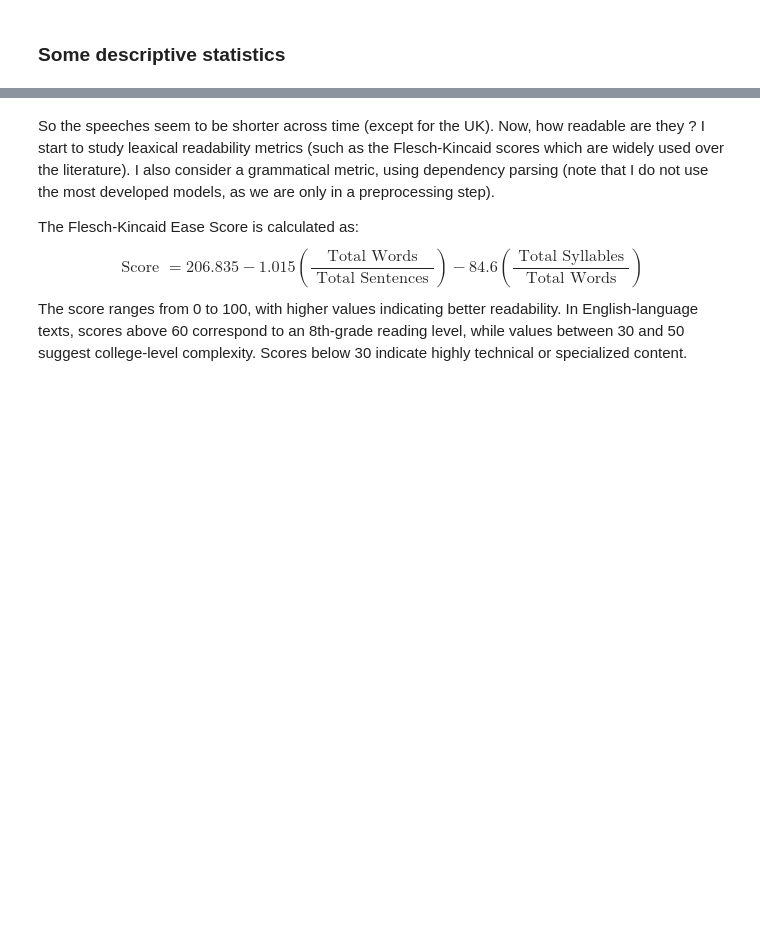
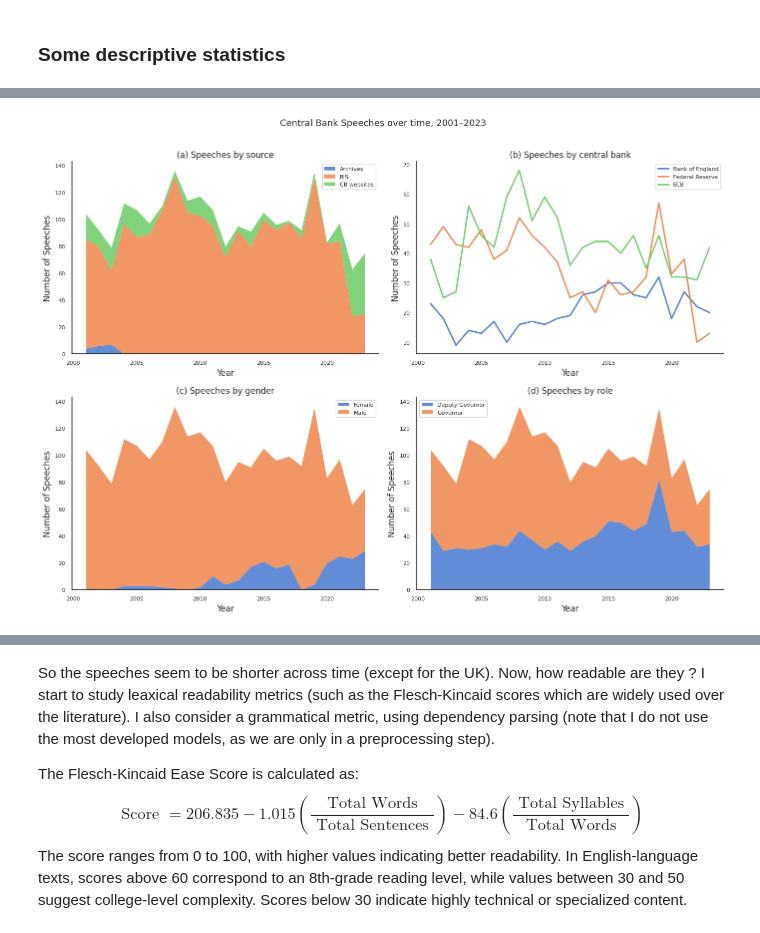
Before and after one commit to lelkamel/nlp_central_banks, a Jupyter notebook: lyna_work/preprocessing.ipynb, the cells around one changed output, grey strips where cells are left out. Cells and saved outputs as stored; diff of their text form; code cells hidden in the pictures; blank space fills up the shorter version.

```diff
--- a/lyna_work/preprocessing.ipynb
+++ b/lyna_work/preprocessing.ipynb
@@ -260,0 +289,16 @@ I make sure there are no errors in the data. Indeed each country is associated w
+# %%
+# In this chunk, I apply a cleaning function I built that account for all patterns mentioned above
+df_filtered['text_clean'] = df_filtered.apply(clean_text, axis=1)
+df_filtered['n_words_clean'] = df_filtered['text_clean'].str.split().str.len()
+
+diff = df_filtered['n_words'] - df_filtered['n_words_clean']
+
+print(diff.describe().round(1))
+print(f"\nDiscours avec au moins 1 mot nettoyé    : {(diff > 0).sum()}")
+print(f"Discours avec > 200 mots nettoyés       : {(diff > 200).sum()}")
+print(f"Discours avec > 500 mots nettoyés       : {(diff > 500).sum()}")
+print(f"Discours avec > 1000 mots nettoyés      : {(diff > 1000).sum()}")
+print(f"Discours avec > 2000 mots nettoyés      : {(diff > 2000).sum()}")
+
+print(f"\nAucun discours n'est éliminé — tous les {len(df_filtered)} discours sont conservés")
+print(f"Réduction moyenne du texte : {diff.mean():.0f} mots ({diff.mean()/df_filtered['n_words'].mean()*100:.1f}%)")
@@ -281,0 +360,74 @@ plt.show()
+# %%
+# Setup
+sns.set_theme(style="white", palette="muted")
+fig, axes = plt.subplots(2, 2, figsize=(14, 10))
+fig.suptitle("Central Bank Speeches over time, 2001–2023", fontsize=13, y=1.01)
+
+# ── (a) Speeches by Source ─────────────────────────────────
+pivot_source = (
+    df_filtered.groupby(['Year', 'Source'])
+    .size().reset_index(name='count')
+    .pivot(index='Year', columns='Source', values='count')
+    .fillna(0)
+)
+pivot_source.plot.area(ax=axes[0,0], alpha=0.85, linewidth=0)
+axes[0,0].set_title("(a) Speeches by source")
+axes[0,0].set_xlabel("Year")
+axes[0,0].set_ylabel("Number of Speeches")
+axes[0,0].legend(title="", fontsize=8)
+
+# ── (b) Speeches by Central Bank ──────────────────────────
+pivot_bank = (
+    df_filtered.groupby(['Year', 'CentralBank'])
+    .size().reset_index(name='count')
+)
+# Raccourcir les noms
+pivot_bank['CentralBank'] = pivot_bank['CentralBank'].replace({
+    'Board of Governors of the Federal Reserve': 'Federal Reserve',
+    'European Central Bank': 'ECB',
+    'Bank of England': 'Bank of England'
+})
+sns.lineplot(
+    data=pivot_bank, x='Year', y='count',
+    hue='CentralBank', ax=axes[0,1], linewidth=2
+)
+axes[0,1].set_title("(b) Speeches by central bank")
+axes[0,1].set_xlabel("Year")
+axes[0,1].set_ylabel("Number of Speeches")
+axes[0,1].legend(title="", fontsize=8)
+
+# ── (c) Speeches by Gender ─────────────────────────────────
+pivot_gender = (
+    df_filtered.groupby(['Year', 'Gender'])
+    .size().reset_index(name='count')
+    .pivot(index='Year', columns='Gender', values='count')
+    .fillna(0)
+)
+pivot_gender.plot.area(ax=axes[1,0], alpha=0.85, linewidth=0)
+axes[1,0].set_title("(c) Speeches by gender")
+axes[1,0].set_xlabel("Year")
+axes[1,0].set_ylabel("Number of Speeches")
+axes[1,0].legend(title="", fontsize=8)
+
+# ── (d) Speeches by Role ───────────────────────────────────
+pivot_role = (
+    df_filtered.groupby(['Year', 'Role'])
+    .size().reset_index(name='count')
+    .pivot(index='Year', columns='Role', values='count')
+    .fillna(0)
+)
+pivot_role.plot.area(ax=axes[1,1], alpha=0.85, linewidth=0)
+axes[1,1].set_title("(d) Speeches by role")
+axes[1,1].set_xlabel("Year")
+axes[1,1].set_ylabel("Number of Speeches")
+axes[1,1].legend(title="", fontsize=8)
+
+# ── Finitions ──────────────────────────────────────────────
+for ax in axes.flat:
+    sns.despine(ax=ax)
+    ax.tick_params(labelsize=8)
+
+plt.tight_layout()
+plt.show()
+# %% [output]
+[figure, added]
```
Also changed, not shown: parts of 34 cells of this notebook, 1 other file.
